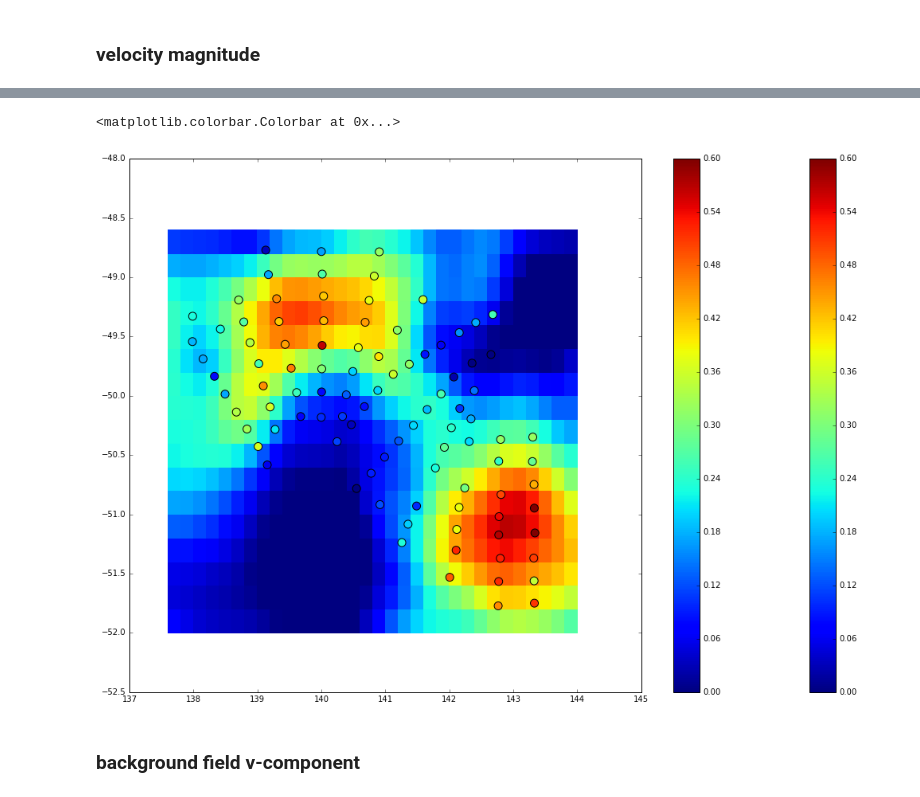
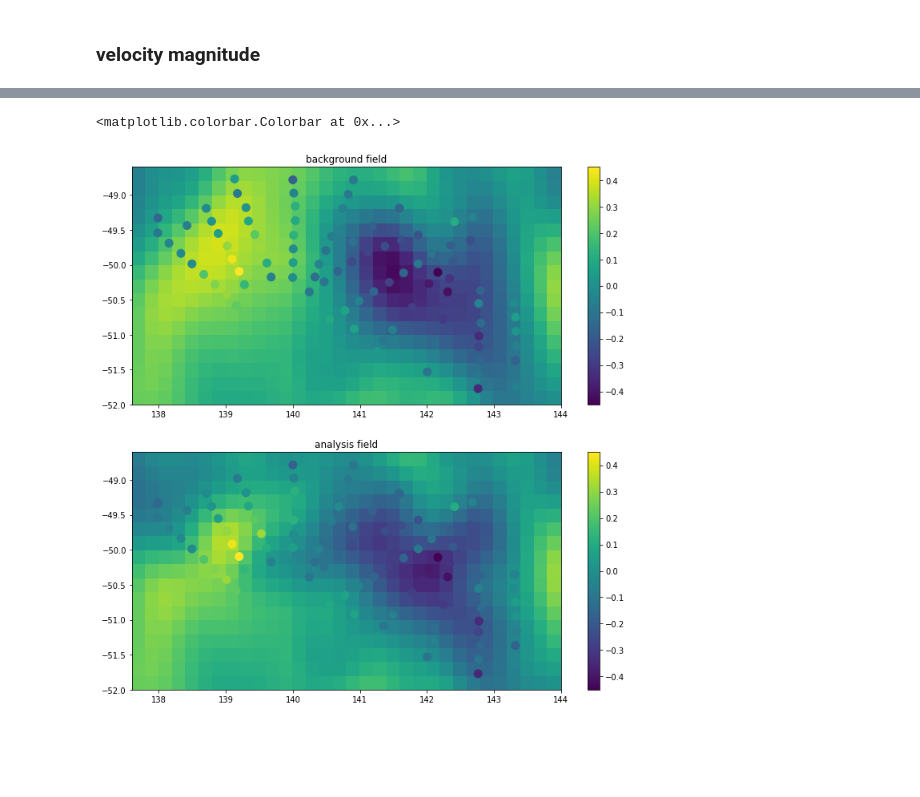
Before and after one commit to janjaapmeijer/phd-public, a Jupyter notebook: notebooks/velocity.ipynb, the cells around one changed output, grey strips where cells are left out. Drawn from its saved outputs; the diff is of its cells as text; code cells hidden in the pictures; blank space fills up the shorter version.

```diff
--- a/notebooks/velocity.ipynb
+++ b/notebooks/velocity.ipynb
@@ -152,12 +153,12 @@ pmld = [ctd['p'][i] for i in imld]
 imldadcp = [(np.abs(padcp - p)).argmin() for p in pmld]
 
 # calculate mean of velocities from surface to pressure level
-utdmean = np.array([np.nanmean(adcp['u_ctd'][ist, slice(iref, imldadcp[ist])]) for ist in range(nst)])
-vtdmean = np.array([np.nanmean(adcp['v_ctd'][ist, slice(iref, imldadcp[ist])]) for ist in range(nst)])
+umldmean = np.array([np.nanmean(adcp['u_ctd'][ist, slice(iref, imldadcp[ist])]) for ist in range(nst)])
+vmldmean = np.array([np.nanmean(adcp['v_ctd'][ist, slice(iref, imldadcp[ist])]) for ist in range(nst)])
 
 # calculate magnitude of vectors and calculate standard deviation
-vmagmean = np.array([np.nanmean(vmag[ist, slice(iref, imldadcp[ist])]) for ist in range(nst)])
-vmagstd = np.array([np.nanstd(vmag[ist, slice(iref, imldadcp[ist])]) for ist in range(nst)
+vmagmldmean = np.array([np.nanmean(vmag[ist, slice(iref, imldadcp[ist])]) for ist in range(nst)])
+vmagmldstd = np.array([np.nanstd(vmag[ist, slice(iref, imldadcp[ist])]) for ist in range(nst)
                    if not all(vmag[ist, slice(iref, imldadcp[ist])].mask)])
 # %% [output]
 reference depth: 16.8
@@ -228,3 +223,14 @@ v_b, v_a = OI(lon[~mask], lat[~mask], vtdmean[2:][~mask],
+# %%
+# optimal interpolation of ADCP velocities with SSH geostrophic velocities as background field
+mask = np.ma.masked_invalid(utdmean[2:]).mask
+xx, yy, u_b, u_a = OI(lon[~mask], lat[~mask], utdmean[2:][~mask],
+                      Lx=(lon.max() - lon.min())/12, Ly=(lat.max() - lat.min())/14,
+                      xx=loni, yy=lati, bg_fld=ummean)[0:4]
+v_b, v_a = OI(lon[~mask], lat[~mask], vtdmean[2:][~mask],
+              Lx=(lon.max() - lon.min())/12, Ly=(lat.max() - lat.min())/14,
+              xx=loni, yy=lati, bg_fld=vmmean)[2:4]
+
+vmagmld_a = np.sqrt(u_a**2 + v_a**2)
 # %% [markdown]
 ### velocity magnitude
 # %%
@@ -254,11 +270,16 @@ plt.colorbar(scat)
 # %%
-fig, ax = plt.subplots(figsize=(18, 12))
-pcol = ax.pcolor(xx, yy, u_a, vmin=vmin, vmax=vmax)
-plt.colorbar(pcol)
-scat = ax.scatter(lon, lat, c=utdmean[2:], s=100, vmin=vmin, vmax=vmax)
-plt.colorbar(scat)
+fig, ax = plt.subplots(2, 1, figsize=(12, 12))
+vmin, vmax = -0.45, 0.45
+ax[0].pcolor(xx, yy, v_b, vmin=vmin, vmax=vmax)
+scat = ax[0].scatter(lon, lat, c=vmldmean[2:], s=100, vmin=vmin, vmax=vmax)
+ax[0].set_title('background field')
+plt.colorbar(scat, ax=ax[0])
+
+vmin, vmax = -0.45, 0.45
+ax[1].pcolor(xx, yy, v_a, vmin=vmin, vmax=vmax)
+scat = ax[1].scatter(lon, lat, c=vmldmean[2:], s=100, vmin=vmin, vmax=vmax)
+ax[1].set_title('analysis field')
+plt.colorbar(scat, ax=ax[1])
 # %% [output]
 <matplotlib.colorbar.Colorbar at 0x...>
-[figure, old version]
+[figure, new version]
-# %% [markdown]
-### background field v-component
```
Also changed, not shown: parts of 14 cells of this notebook.
